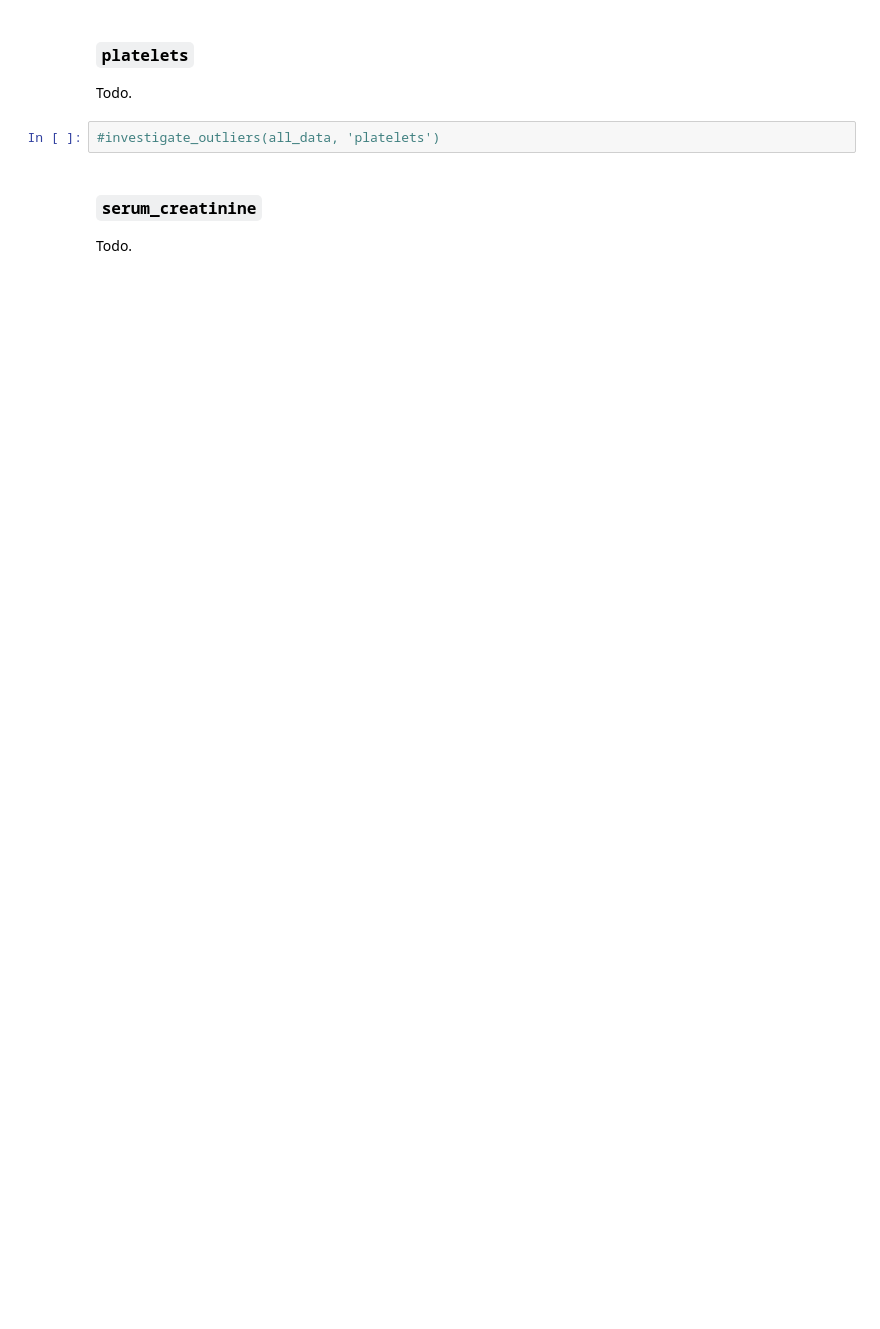
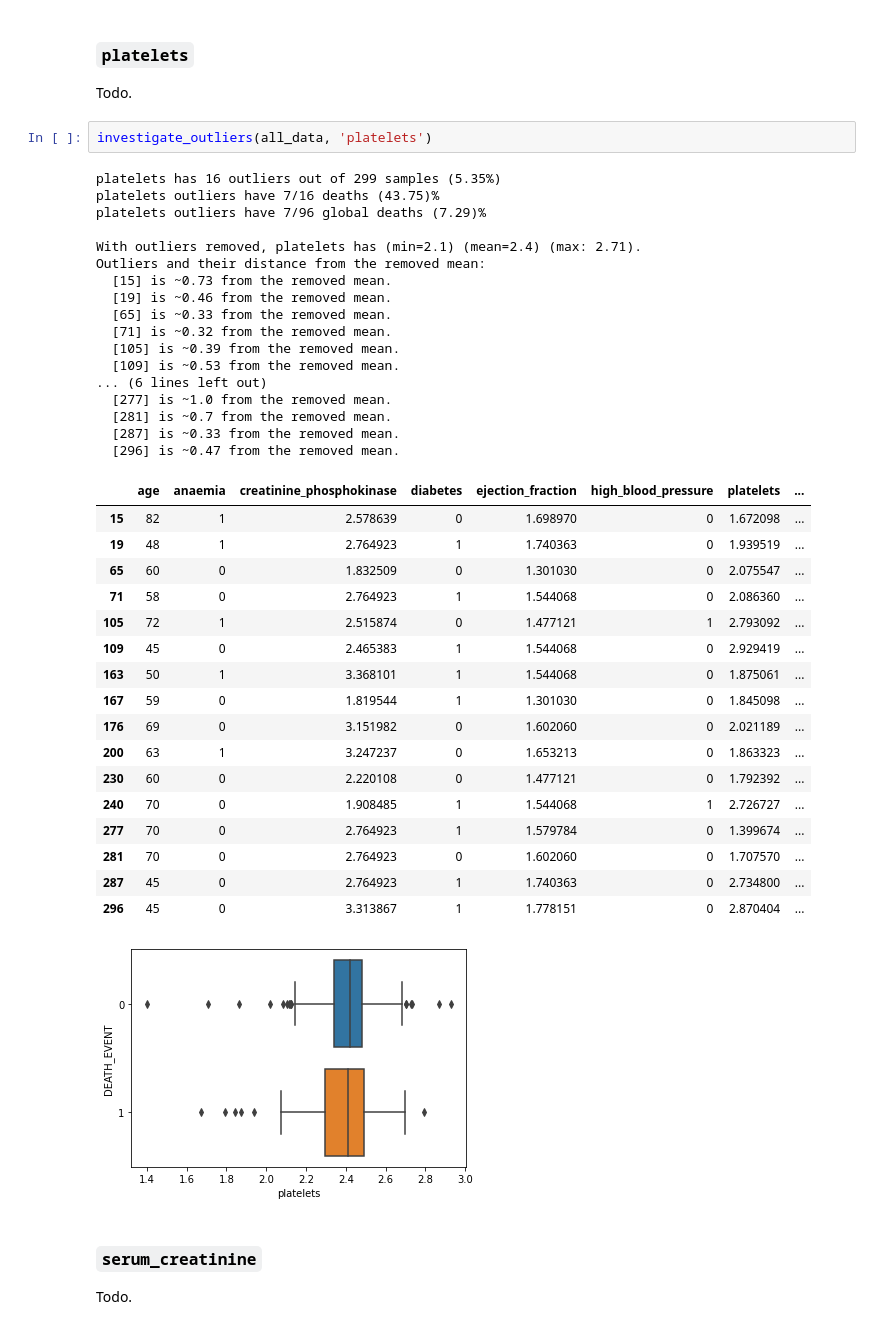
Before and after one commit to KasumiL5x/bu-postdoc-test, a Jupyter notebook: eda-and-cleaning.ipynb, the cells around one changed output. Cells and saved outputs as stored; diff of their text form; blank space fills up the shorter version.

```diff
--- a/eda-and-cleaning.ipynb
+++ b/eda-and-cleaning.ipynb
@@ -293,7 +322,43 @@ Todo.
 ### `platelets`
 Todo.
 # %%
-#investigate_outliers(all_data, 'platelets')
+investigate_outliers(all_data, 'platelets')
+# %% [output]
+platelets has 16 outliers out of 299 samples (5.35%)
+platelets outliers have 7/16 deaths (43.75)%
+platelets outliers have 7/96 global deaths (7.29)%
+
+With outliers removed, platelets has (min=2.1) (mean=2.4) (max: 2.71).
+Outliers and their distance from the removed mean:
+  [15] is ~0.73 from the removed mean.
+  [19] is ~0.46 from the removed mean.
+  [65] is ~0.33 from the removed mean.
+  [71] is ~0.32 from the removed mean.
+  [105] is ~0.39 from the removed mean.
+  [109] is ~0.53 from the removed mean.
+... (6 lines left out)
+  [277] is ~1.0 from the removed mean.
+  [281] is ~0.7 from the removed mean.
+  [287] is ~0.33 from the removed mean.
+  [296] is ~0.47 from the removed mean.
+|  | age | anaemia | creatinine_phosphokinase | diabetes | ejection_fraction | high_blood_pressure | platelets | ... |
+| 15 | 82 | 1 | 2.578639 | 0 | 1.698970 | 0 | 1.672098 | ... |
+| 19 | 48 | 1 | 2.764923 | 1 | 1.740363 | 0 | 1.939519 | ... |
+| 65 | 60 | 0 | 1.832509 | 0 | 1.301030 | 0 | 2.075547 | ... |
+| 71 | 58 | 0 | 2.764923 | 1 | 1.544068 | 0 | 2.086360 | ... |
+| 105 | 72 | 1 | 2.515874 | 0 | 1.477121 | 1 | 2.793092 | ... |
+| 109 | 45 | 0 | 2.465383 | 1 | 1.544068 | 0 | 2.929419 | ... |
+| 163 | 50 | 1 | 3.368101 | 1 | 1.544068 | 0 | 1.875061 | ... |
+| 167 | 59 | 0 | 1.819544 | 1 | 1.301030 | 0 | 1.845098 | ... |
+| 176 | 69 | 0 | 3.151982 | 0 | 1.602060 | 0 | 2.021189 | ... |
+| 200 | 63 | 1 | 3.247237 | 0 | 1.653213 | 0 | 1.863323 | ... |
+| 230 | 60 | 0 | 2.220108 | 0 | 1.477121 | 0 | 1.792392 | ... |
+| 240 | 70 | 0 | 1.908485 | 1 | 1.544068 | 1 | 2.726727 | ... |
+| 277 | 70 | 0 | 2.764923 | 1 | 1.579784 | 0 | 1.399674 | ... |
+| 281 | 70 | 0 | 2.764923 | 0 | 1.602060 | 0 | 1.707570 | ... |
+| 287 | 45 | 0 | 2.764923 | 1 | 1.740363 | 0 | 2.734800 | ... |
+| 296 | 45 | 0 | 3.313867 | 1 | 1.778151 | 0 | 2.870404 | ... |
+[figure, added]
 # %% [markdown]
 ### `serum_creatinine`
 Todo.
```
Also changed, not shown: parts of 5 cells of this notebook.
